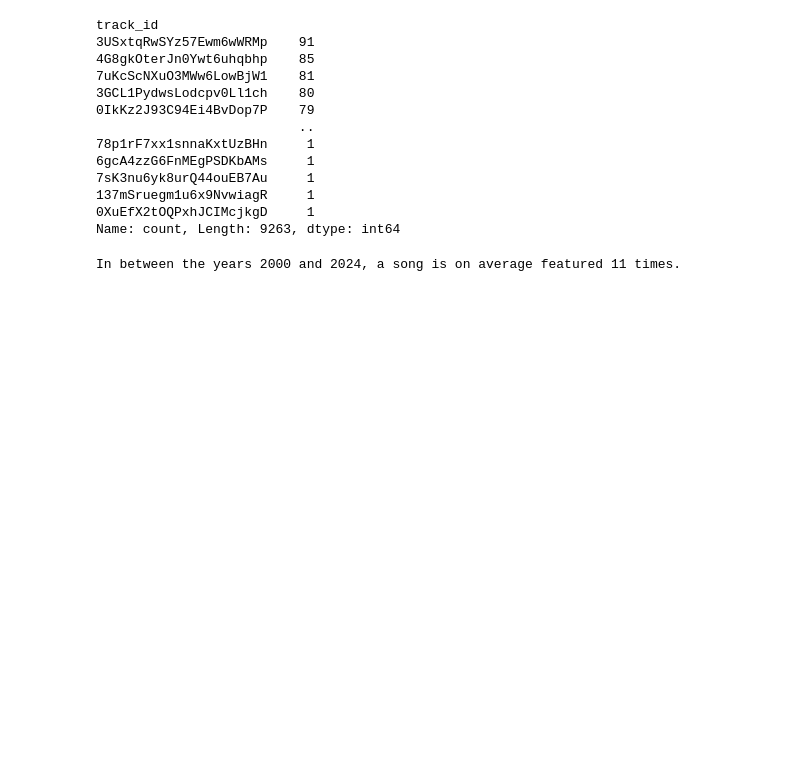
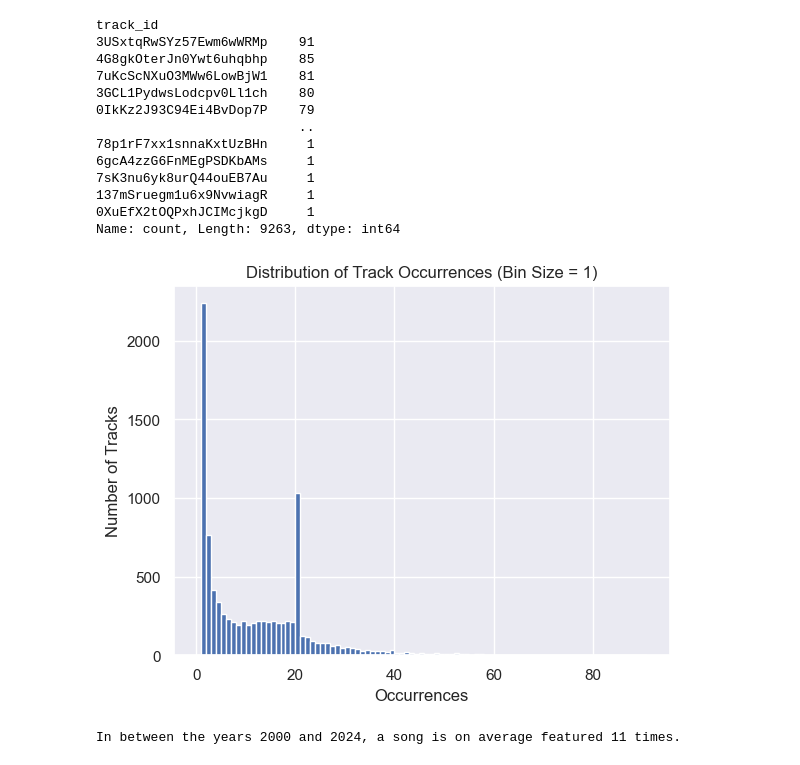
Before and after one commit to guillermocontp/recommendation-system, a Jupyter notebook: eda/analysis.ipynb, the cells around one changed output. Drawn from its saved outputs; the diff is of its cells as text; code cells hidden in the pictures; blank space fills up the shorter version.

```diff
--- a/analysis.ipynb
+++ b/eda/analysis.ipynb
@@ -1112,6 +1088,14 @@ track_id
 137mSruegm1u6x9NvwiagR     1
 0XuEfX2tOQPxhJCIMcjkgD     1
 Name: count, Length: 9263, dtype: int64
+# %%
+unique_tracks_count.hist(bins=range(0, unique_tracks_count.max() + 1, 1))
+plt.xlabel("Occurrences")
+plt.ylabel("Number of Tracks")
+plt.title("Distribution of Track Occurrences (Bin Size = 1)")
+plt.show()
+# %% [output]
+[figure, added]
 # %%
 # getting the average number of weeks a song is featured in charts
 average_feature_count = round(unique_tracks_count.mean())
```
Also changed, not shown: parts of 32 cells of this notebook, 1 other file.
